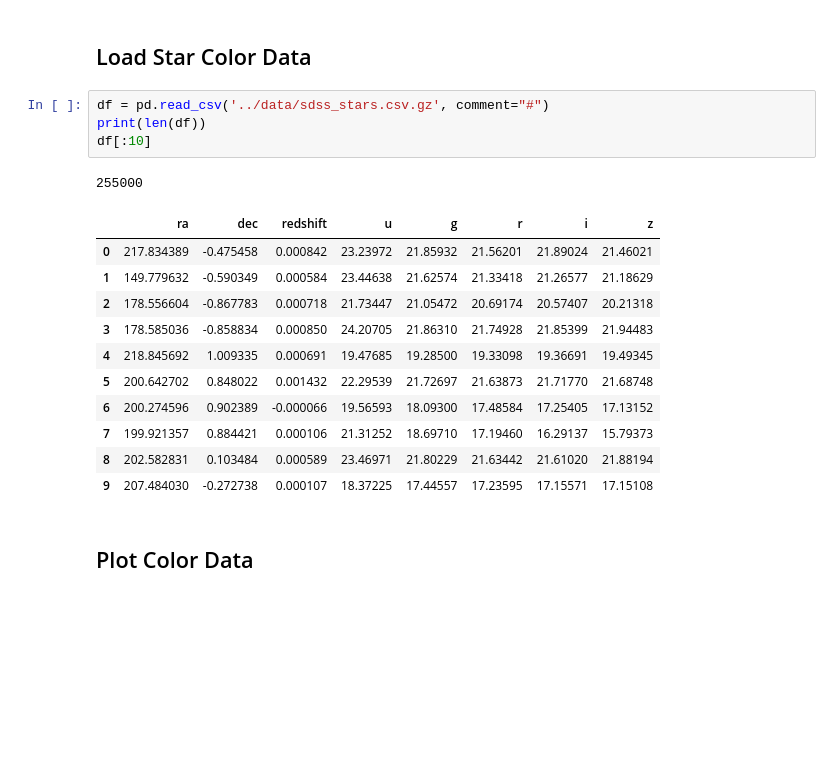
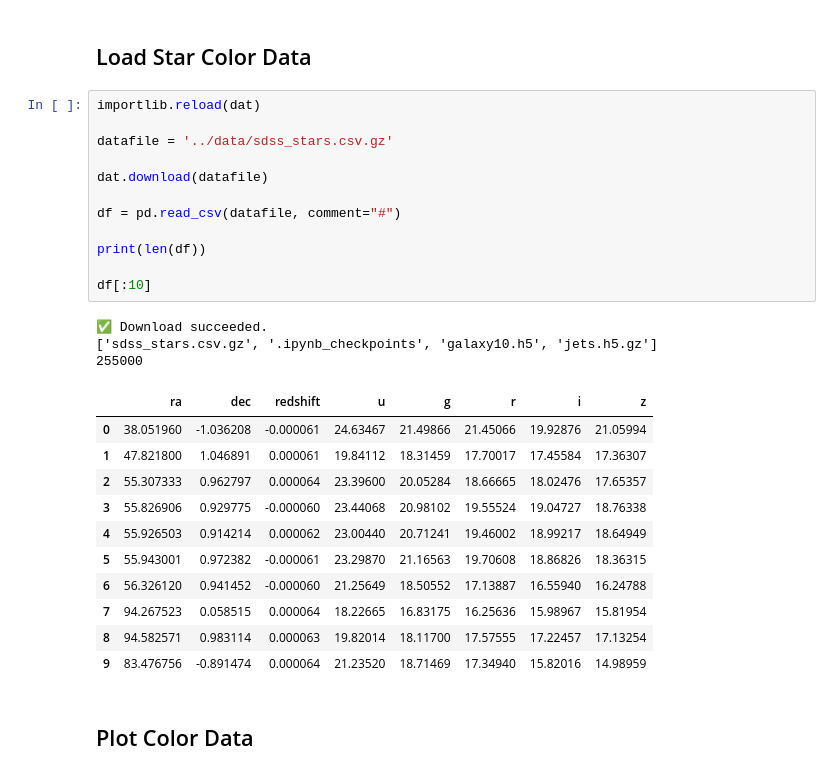
Before and after one commit to hbprosper/mlinphysics, a Jupyter notebook: Labs/07.AE/code/tutorial_AE.ipynb, the cells around one changed output. Cells and saved outputs as stored; diff of their text form; blank space fills up the shorter version.

Commit message:
add dataset download code to notebooks

```diff
--- a/Labs/07.AE/code/tutorial_AE.ipynb
+++ b/Labs/07.AE/code/tutorial_AE.ipynb
@@ -134,22 +131,32 @@ print(f'\n\tAvailable device: {str(DEVICE):4s}\n')
 # %% [markdown]
 ## Load Star Color Data
 # %%
-df = pd.read_csv('../data/sdss_stars.csv.gz', comment="#")
+importlib.reload(dat)
+
+datafile = '../data/sdss_stars.csv.gz'
+
+dat.download(datafile)
+
+df = pd.read_csv(datafile, comment="#")
+
 print(len(df))
+
 df[:10]
 # %% [output]
+✅ Download succeeded.
+['sdss_stars.csv.gz', '.ipynb_checkpoints', 'galaxy10.h5', 'jets.h5.gz']
 255000
 |  | ra | dec | redshift | u | g | r | i | z |
-| 0 | 217.834389 | -0.475458 | 0.000842 | 23.23972 | 21.85932 | 21.56201 | 21.89024 | 21.46021 |
-| 1 | 149.779632 | -0.590349 | 0.000584 | 23.44638 | 21.62574 | 21.33418 | 21.26577 | 21.18629 |
-| 2 | 178.556604 | -0.867783 | 0.000718 | 21.73447 | 21.05472 | 20.69174 | 20.57407 | 20.21318 |
-| 3 | 178.585036 | -0.858834 | 0.000850 | 24.20705 | 21.86310 | 21.74928 | 21.85399 | 21.94483 |
-| 4 | 218.845692 | 1.009335 | 0.000691 | 19.47685 | 19.28500 | 19.33098 | 19.36691 | 19.49345 |
-| 5 | 200.642702 | 0.848022 | 0.001432 | 22.29539 | 21.72697 | 21.63873 | 21.71770 | 21.68748 |
-| 6 | 200.274596 | 0.902389 | -0.000066 | 19.56593 | 18.09300 | 17.48584 | 17.25405 | 17.13152 |
-| 7 | 199.921357 | 0.884421 | 0.000106 | 21.31252 | 18.69710 | 17.19460 | 16.29137 | 15.79373 |
-| 8 | 202.582831 | 0.103484 | 0.000589 | 23.46971 | 21.80229 | 21.63442 | 21.61020 | 21.88194 |
-| 9 | 207.484030 | -0.272738 | 0.000107 | 18.37225 | 17.44557 | 17.23595 | 17.15571 | 17.15108 |
+| 0 | 38.051960 | -1.036208 | -0.000061 | 24.63467 | 21.49866 | 21.45066 | 19.92876 | 21.05994 |
+| 1 | 47.821800 | 1.046891 | 0.000061 | 19.84112 | 18.31459 | 17.70017 | 17.45584 | 17.36307 |
+| 2 | 55.307333 | 0.962797 | 0.000064 | 23.39600 | 20.05284 | 18.66665 | 18.02476 | 17.65357 |
+| 3 | 55.826906 | 0.929775 | -0.000060 | 23.44068 | 20.98102 | 19.55524 | 19.04727 | 18.76338 |
+| 4 | 55.926503 | 0.914214 | 0.000062 | 23.00440 | 20.71241 | 19.46002 | 18.99217 | 18.64949 |
+| 5 | 55.943001 | 0.972382 | -0.000061 | 23.29870 | 21.16563 | 19.70608 | 18.86826 | 18.36315 |
+| 6 | 56.326120 | 0.941452 | -0.000060 | 21.25649 | 18.50552 | 17.13887 | 16.55940 | 16.24788 |
+| 7 | 94.267523 | 0.058515 | 0.000064 | 18.22665 | 16.83175 | 16.25636 | 15.98967 | 15.81954 |
+| 8 | 94.582571 | 0.983114 | 0.000063 | 19.82014 | 18.11700 | 17.57555 | 17.22457 | 17.13254 |
+| 9 | 83.476756 | -0.891474 | 0.000064 | 21.23520 | 18.71469 | 17.34940 | 15.82016 | 14.98959 |
 # %% [markdown]
 ## Plot Color Data
 # %%
```
Also changed, not shown: parts of 2 cells of this notebook, 6 other files.
